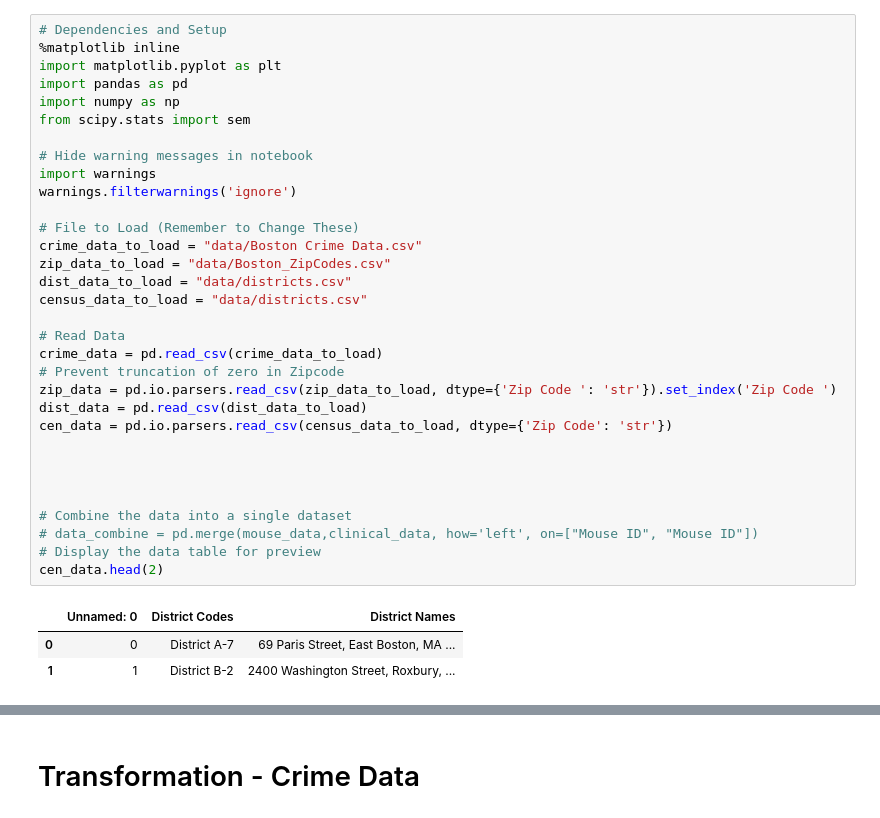
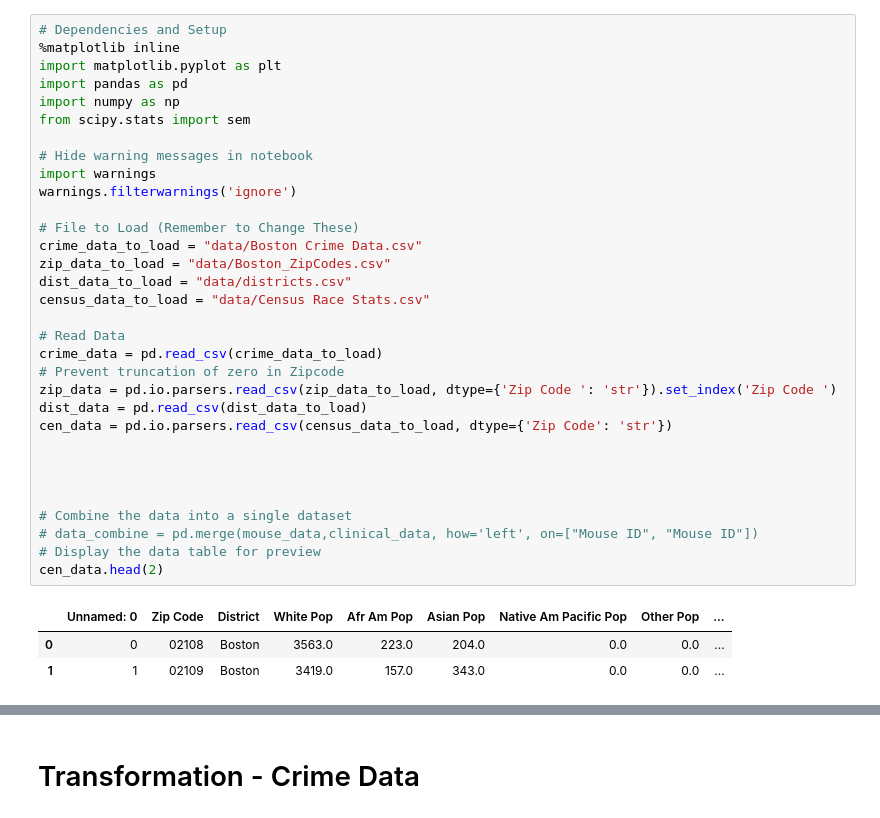
Before and after one commit to gvenkata/Project-2-ETL-Project, a Jupyter notebook: Panda_Combine.ipynb, the cells around one changed output, grey strips where cells are left out. Saved outputs shown, nothing was run; the diff lists cells and outputs as text.

```diff
--- a/Panda_Combine.ipynb
+++ b/Panda_Combine.ipynb
@@ -3,34 +3,34 @@
 %matplotlib inline
 import matplotlib.pyplot as plt
 import pandas as pd
 import numpy as np
 from scipy.stats import sem
 
 # Hide warning messages in notebook
 import warnings
 warnings.filterwarnings('ignore')
 
 # File to Load (Remember to Change These)
 crime_data_to_load = "data/Boston Crime Data.csv"
 zip_data_to_load = "data/Boston_ZipCodes.csv"
 dist_data_to_load = "data/districts.csv"
-census_data_to_load = "data/districts.csv"
+census_data_to_load = "data/Census Race Stats.csv"
 
 # Read Data
 crime_data = pd.read_csv(crime_data_to_load)
 # Prevent truncation of zero in Zipcode
 zip_data = pd.io.parsers.read_csv(zip_data_to_load, dtype={'Zip Code ': 'str'}).set_index('Zip Code ')
 dist_data = pd.read_csv(dist_data_to_load)
 cen_data = pd.io.parsers.read_csv(census_data_to_load, dtype={'Zip Code': 'str'})
 
 
 
 
 # Combine the data into a single dataset
 # data_combine = pd.merge(mouse_data,clinical_data, how='left', on=["Mouse ID", "Mouse ID"])
 # Display the data table for preview
 cen_data.head(2)
 # %% [output]
-|  | Unnamed: 0 | District Codes | District Names |
-| 0 | 0 | District A-7 | 69 Paris Street, East Boston, MA ... |
-| 1 | 1 | District B-2 | 2400 Washington Street, Roxbury, ... |
+|  | Unnamed: 0 | Zip Code | District | White Pop | Afr Am Pop | Asian Pop | Native Am Pacific Pop | Other Pop | ... |
+| 0 | 0 | 02108 | Boston | 3563.0 | 223.0 | 204.0 | 0.0 | 0.0 | ... |
+| 1 | 1 | 02109 | Boston | 3419.0 | 157.0 | 343.0 | 0.0 | 0.0 | ... |
```
Also changed, not shown: parts of 6 cells of this notebook.
